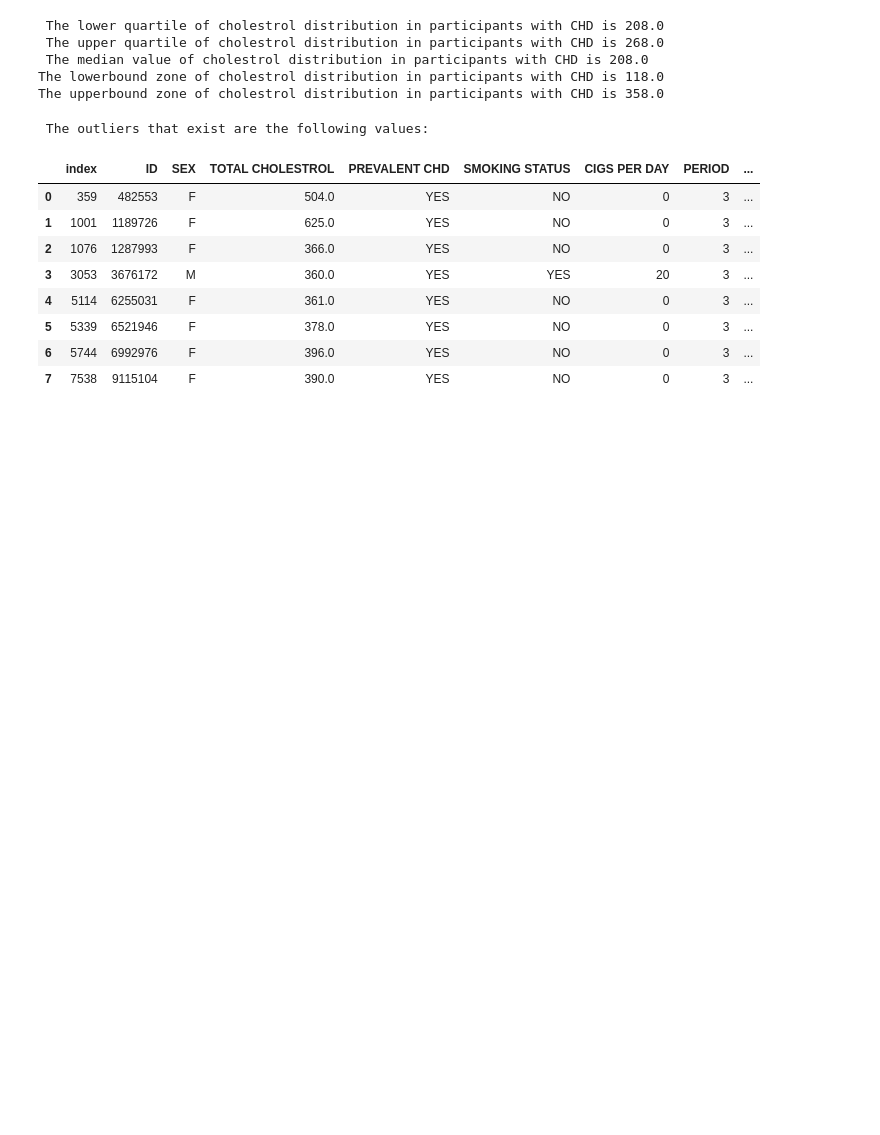
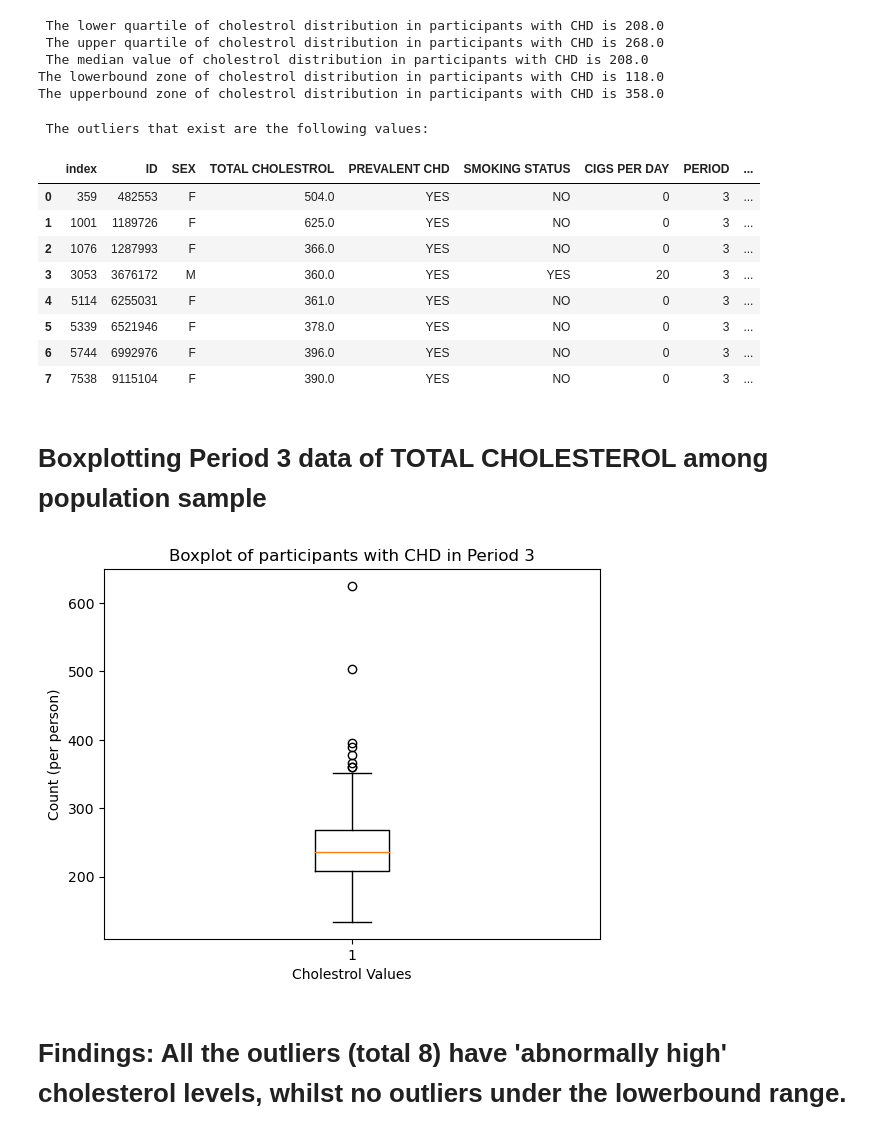
Before and after one commit to Yasmin-9/HeartInsights, a Jupyter notebook: sex/cholestrol.ipynb, the cells around one changed output. Drawn from its saved outputs; the diff is of its cells as text; code cells hidden in the pictures; blank space fills up the shorter version.

```diff
--- a/sex/cholestrol.ipynb
+++ b/sex/cholestrol.ipynb
@@ -398,0 +386,14 @@ outlier_cholestrol
+# %% [markdown]
+# Boxplotting Period 3 data of TOTAL CHOLESTEROL among population sample
+# %%
+# Boxplotting Period 3 data of TOTAL CHOLESTEROL among population sample
+
+plt.boxplot(chol_p3_yes['TOTAL CHOLESTROL'])
+plt.title('Boxplot of participants with CHD in Period 3')
+plt.xlabel('Cholestrol Values')
+plt.ylabel('Count (per person)')
+plt.show()
+# %% [output]
+[figure, added]
+# %% [markdown]
+# Findings: All the outliers (total 8) have 'abnormally high' cholesterol levels, whilst no outliers under the lowerbound range.
```
Also changed, not shown: parts of 21 cells of this notebook.
